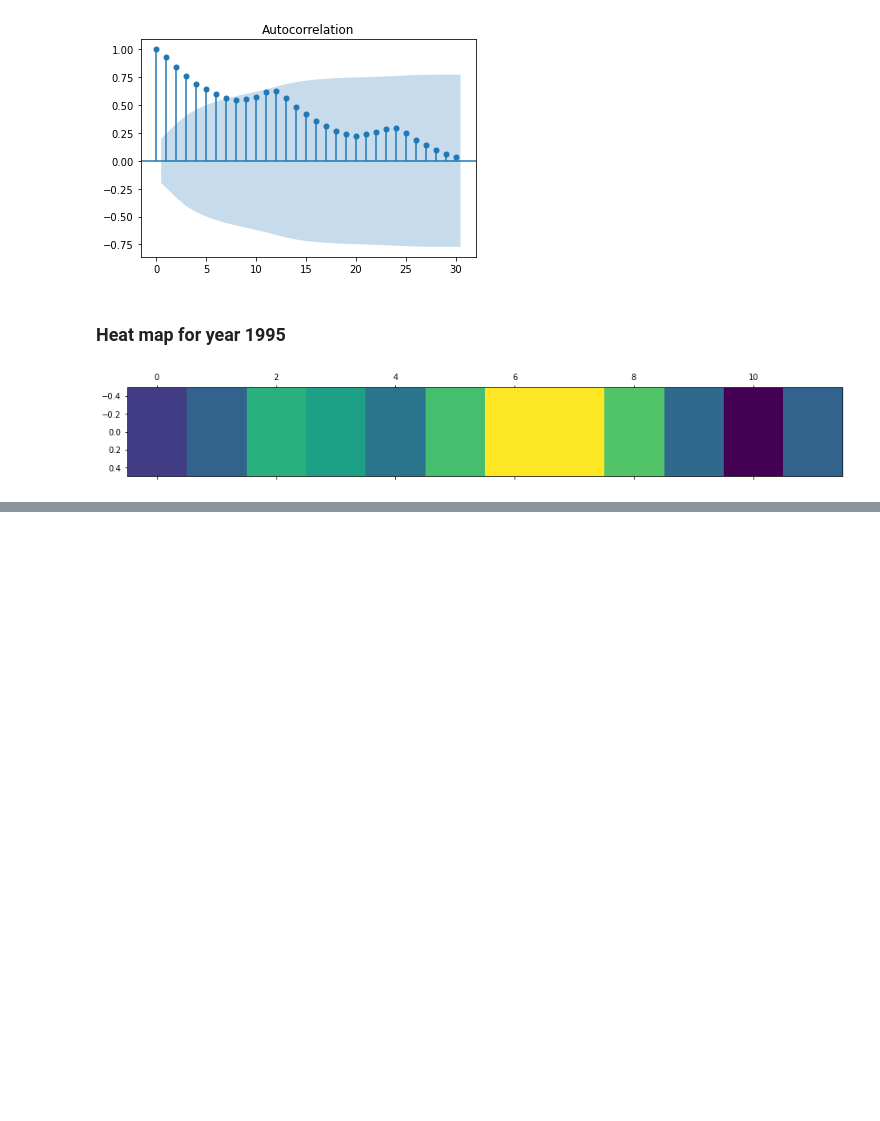
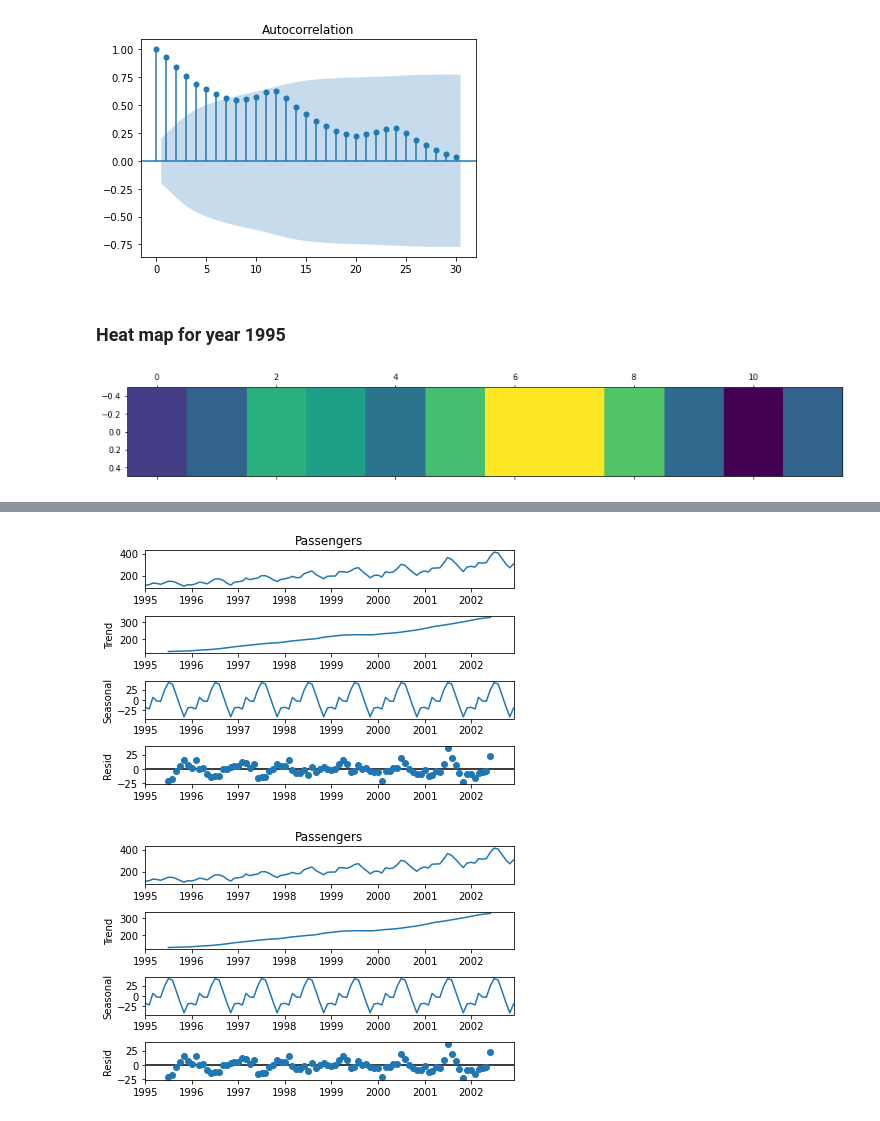
Before and after one commit to VaijanathSawrate/Forcasting, a Jupyter notebook: A_Forecasting_Airlines data.ipynb, the cells around one changed output, grey strips where cells are left out. Drawn from its saved outputs; the diff is of its cells as text; code cells hidden in the pictures; blank space fills up the shorter version.

Commit message:
Applied different Models

```diff
--- a/A_Forecasting_Airlines data.ipynb
+++ b/A_Forecasting_Airlines data.ipynb
@@ -112,0 +118,4 @@ plt.show()
+# %%
+passangers_decomp_df = pd.read_excel("D:\\DATA_science\\DATA_science assignment\\Forecasting\\Airlines+Data.xlsx", header = 0, index_col = 0,
+                     parse_dates = True)
+passangers_decomp_df.head()
@@ -112,0 +130,7 @@ plt.show()
+# %%
+result = seasonal_decompose(passangers_decomp_df['Passengers'], model = 'additive')
+# %%
+result.plot()
+# %% [output]
+[figure, added]
+[figure, added]
```
Also changed, not shown: parts of 114 cells of this notebook.
